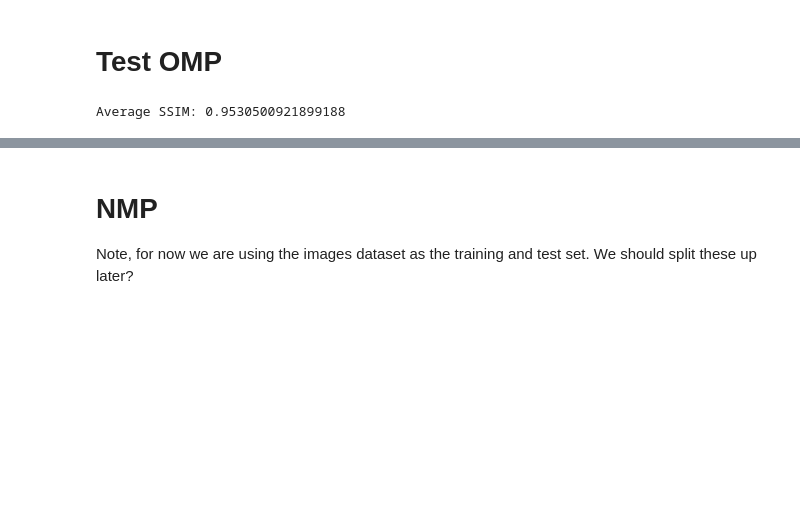
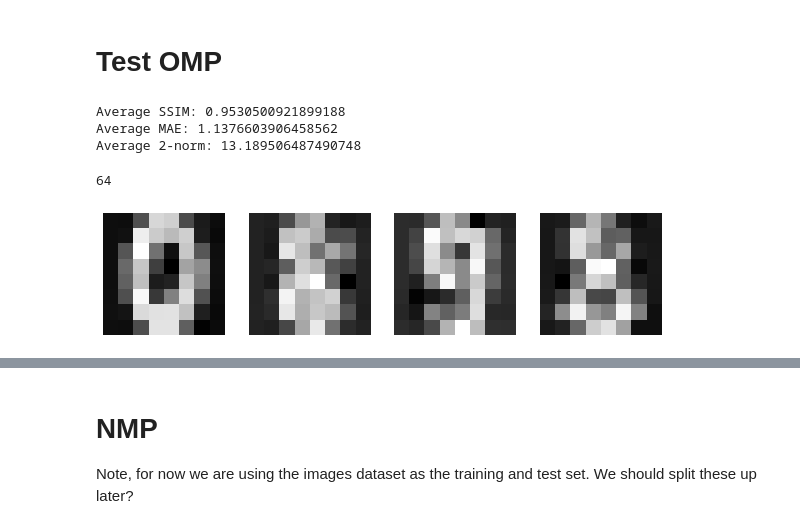
Before and after one commit to FinAminToastCrunch/Neural-Matched-Pursuit, a Jupyter notebook: neural_matched_pursuit.ipynb, the cells around one changed output, grey strips where cells are left out. Drawn from its saved outputs; the diff is of its cells as text; code cells hidden in the pictures; blank space fills up the shorter version.

```diff
--- a/neural_matched_pursuit.ipynb
+++ b/neural_matched_pursuit.ipynb
@@ -123,5 +159,28 @@ reconstructed_images = reconstruct_with_OMP(dictionary, images, dict_learner)
 # Evaluate the average SSIM
 avg_ssim_value = average_ssim(images, reconstructed_images)
 print(f"Average SSIM: {avg_ssim_value}")
+
+avg_mae_value = average_mae(images, reconstructed_images)
+print(f"Average MAE: {avg_mae_value}")
+
+average_2_norm = average_2norm(images, reconstructed_images)
+print(f"Average 2-norm: {average_2_norm}")
 # %% [output]
 Average SSIM: 0.9530500921899188
+Average MAE: 1.1376603906458562
+Average 2-norm: 13.189506487490748
+# %%
+print(dict_learner.n_features_in_)
+# %% [output]
+64
+# %%
+reshaped_images = reconstructed_images[-4:].reshape(-1, 8, 8)
+
+# Display the images using plt
+fig, axs = plt.subplots(1, 4, figsize=(10, 5))
+for i in range(4):
+    axs[i].imshow(reshaped_images[i], cmap='gray')
+    axs[i].axis('off')
+plt.show()
+# %% [output]
+[figure, added]
```
Also changed, not shown: parts of 8 cells of this notebook.
